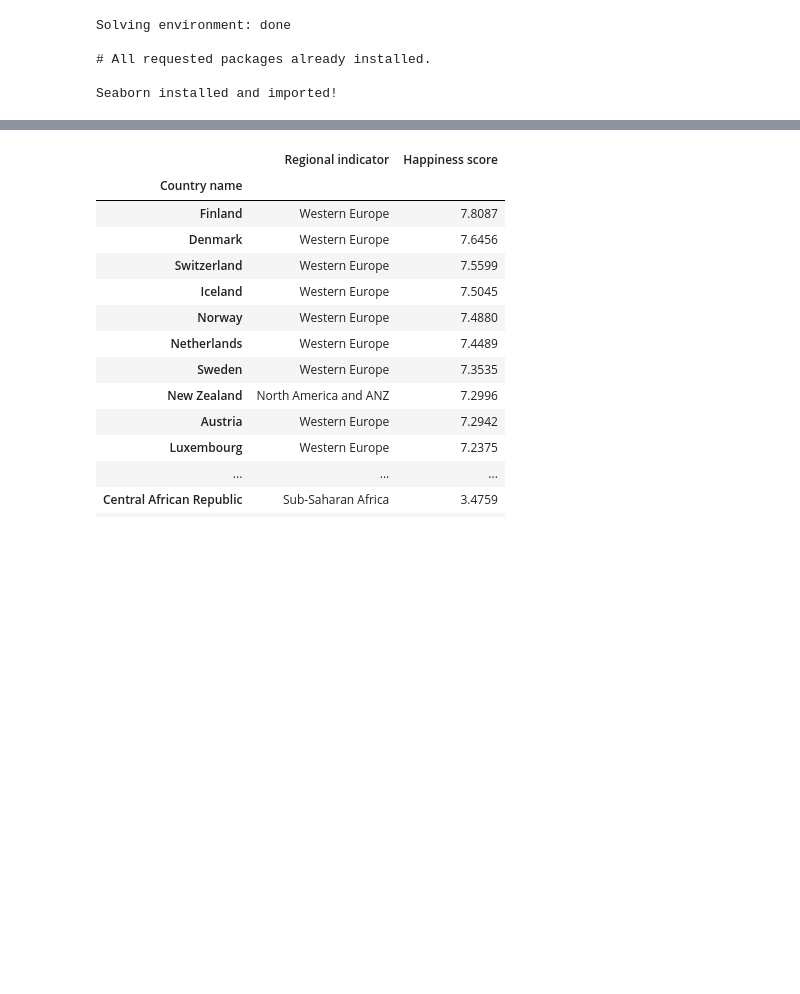
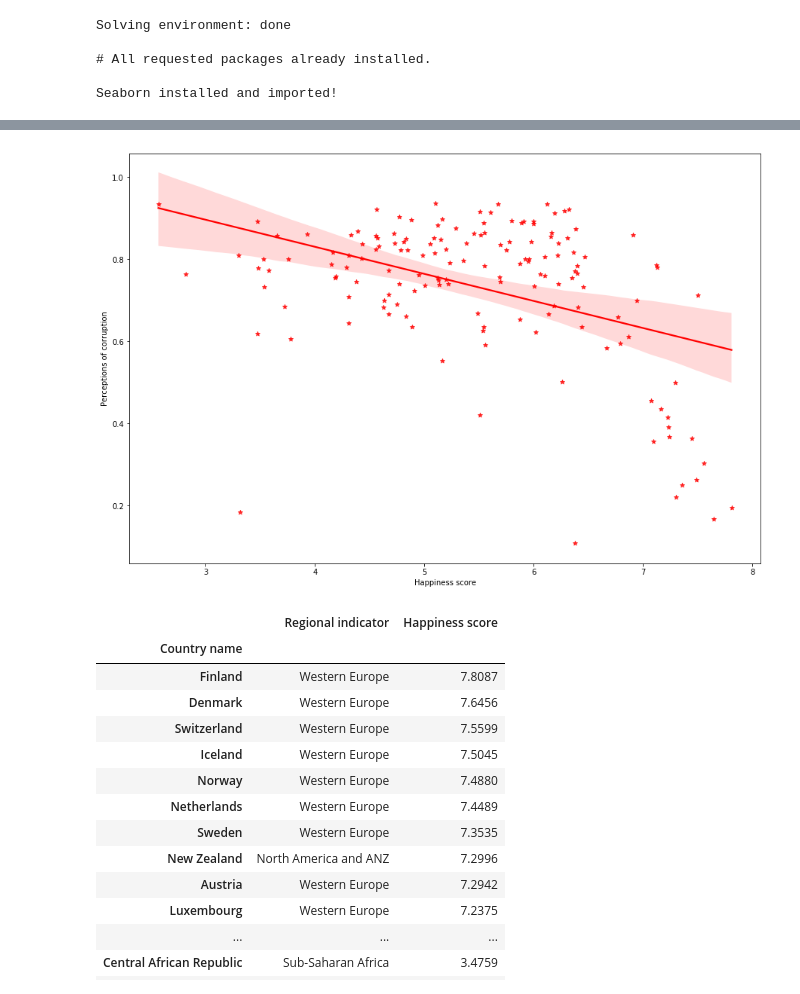
Before and after one commit to Ai-syss/Capstone, a Jupyter notebook: Capstone.ipynb, the cells around one changed output, grey strips where cells are left out. Cells and saved outputs as stored; diff of their text form; code cells hidden in the pictures; blank space fills up the shorter version.

```diff
--- a/Capstone.ipynb
+++ b/Capstone.ipynb
@@ -114,3 +114,8 @@ ax = sns.regplot(x='Happiness score', y='Social support', data=hap, color='green
+# %%
+plt.figure(figsize=(15, 10))
+ax = sns.regplot(x='Happiness score', y='Perceptions of corruption', data=hap, color='red', marker='*')
+# %% [output]
+[figure, added]
 # %%
 df_cann=hap.iloc[:,:2]
 df_cann
```
Also changed, not shown: parts of 3 cells of this notebook.
